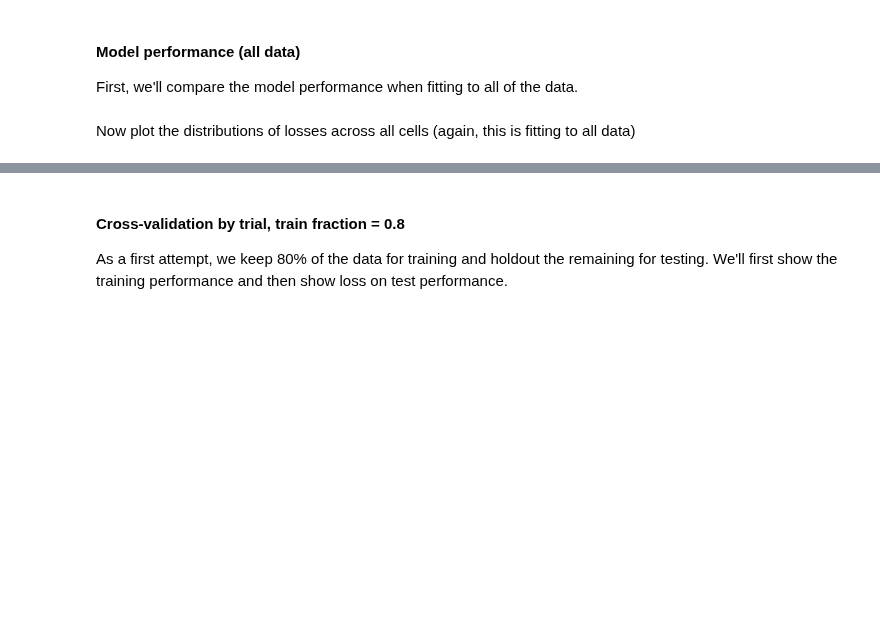
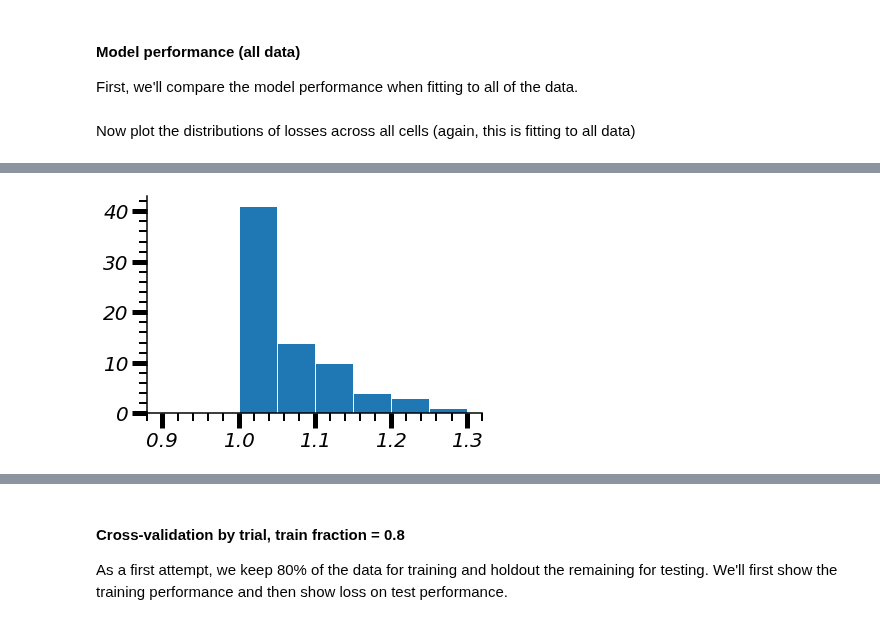
Before and after one commit to paul-levy/SF-diversity, a Jupyter notebook: 01_sfTuning_contrast.ipynb, the cells around one changed output, grey strips where cells are left out. Saved outputs shown, nothing was run; the diff lists cells and outputs as text; code cells hidden in the pictures; blank space fills up the shorter version.

```diff
--- a/01_sfTuning_contrast.ipynb
+++ b/01_sfTuning_contrast.ipynb
@@ -181,0 +243,9 @@ pdfSv.close()
+# %%
+ref_mod = hf.np_smart_load('%s/structures/%s' % (expDir, hf.descrFit_name(loss_type, descrBase=dogName, modelName=hf.descrMod_name(dog_model), joint=2)));
+
+slp_mod = hf.np_smart_load('%s/structures/%s' % (expDir, hf.descrFit_name(loss_type, descrBase=dogName, modelName=hf.descrMod_name(dog_model), joint=7)));
+
+nuName = dogName.replace('19','20')
+slp_mod_nu = hf.np_smart_load('%s/structures/%s' % (expDir, hf.descrFit_name(loss_type, descrBase=nuName, modelName=hf.descrMod_name(dog_model), joint=7)));
+# poisson loss...
+slp_mod_poiss = hf.np_smart_load('%s/structures/%s' % (expDir, hf.descrFit_name(lossType=3, descrBase=nuName, modelName=hf.descrMod_name(dog_model), joint=7)));
@@ -181,0 +277,4 @@ pdfSv.close()
+# %%
+plt.hist(np.divide(smr_loss, smn_loss),bins=np.linspace(0.9,1.3,9));
+# %% [output]
+[figure, added]
```
Also changed, not shown: parts of 45 cells of this notebook, 7 other files.
